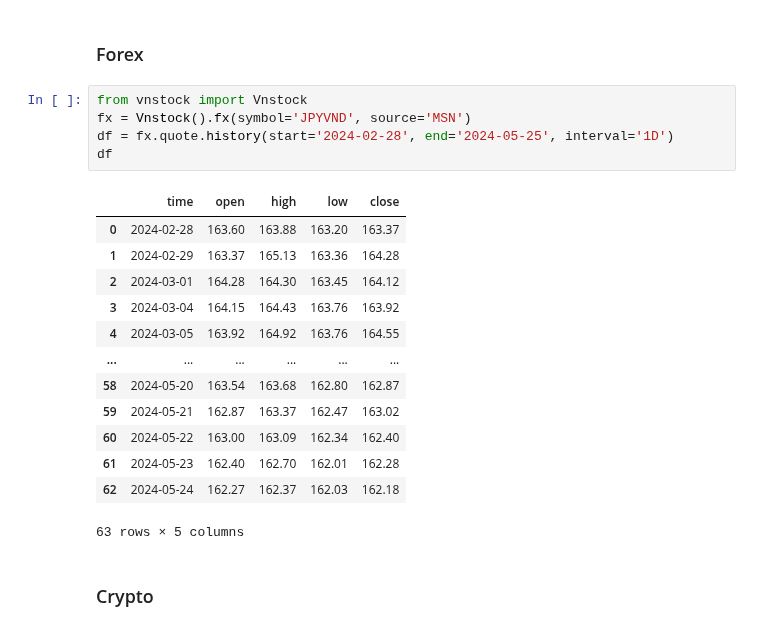
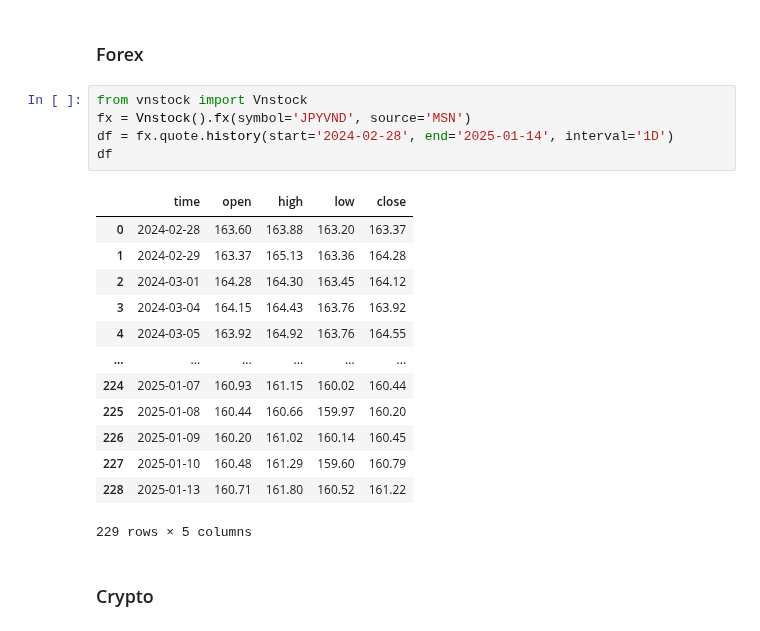
Before and after one commit to thinh-vu/vnstock, a Jupyter notebook: docs/2_international_market.ipynb, the cells around one changed output. Cells and saved outputs as stored; diff of their text form.

```diff
--- a/docs/2_international_market.ipynb
+++ b/docs/2_international_market.ipynb
@@ -51,22 +53,22 @@ Listing(api_version='20240530').search_symbol_id('USDEUR')
 # %%
 from vnstock import Vnstock
 fx = Vnstock().fx(symbol='JPYVND', source='MSN')
-df = fx.quote.history(start='2024-02-28', end='2024-05-25', interval='1D')
+df = fx.quote.history(start='2024-02-28', end='2025-01-14', interval='1D')
 df
 # %% [output]
 |  | time | open | high | low | close |
 | 0 | 2024-02-28 | 163.60 | 163.88 | 163.20 | 163.37 |
 | 1 | 2024-02-29 | 163.37 | 165.13 | 163.36 | 164.28 |
 | 2 | 2024-03-01 | 164.28 | 164.30 | 163.45 | 164.12 |
 | 3 | 2024-03-04 | 164.15 | 164.43 | 163.76 | 163.92 |
 | 4 | 2024-03-05 | 163.92 | 164.92 | 163.76 | 164.55 |
 | ... | ... | ... | ... | ... | ... |
-| 58 | 2024-05-20 | 163.54 | 163.68 | 162.80 | 162.87 |
-| 59 | 2024-05-21 | 162.87 | 163.37 | 162.47 | 163.02 |
-| 60 | 2024-05-22 | 163.00 | 163.09 | 162.34 | 162.40 |
-| 61 | 2024-05-23 | 162.40 | 162.70 | 162.01 | 162.28 |
-| 62 | 2024-05-24 | 162.27 | 162.37 | 162.03 | 162.18 |
+| 224 | 2025-01-07 | 160.93 | 161.15 | 160.02 | 160.44 |
+| 225 | 2025-01-08 | 160.44 | 160.66 | 159.97 | 160.20 |
+| 226 | 2025-01-09 | 160.20 | 161.02 | 160.14 | 160.45 |
+| 227 | 2025-01-10 | 160.48 | 161.29 | 159.60 | 160.79 |
+| 228 | 2025-01-13 | 160.71 | 161.80 | 160.52 | 161.22 |
-63 rows × 5 columns
+229 rows × 5 columns
 # %% [markdown]
 ### Crypto
 # %%
```
Also changed, not shown: parts of 4 cells of this notebook, 2 other files.
